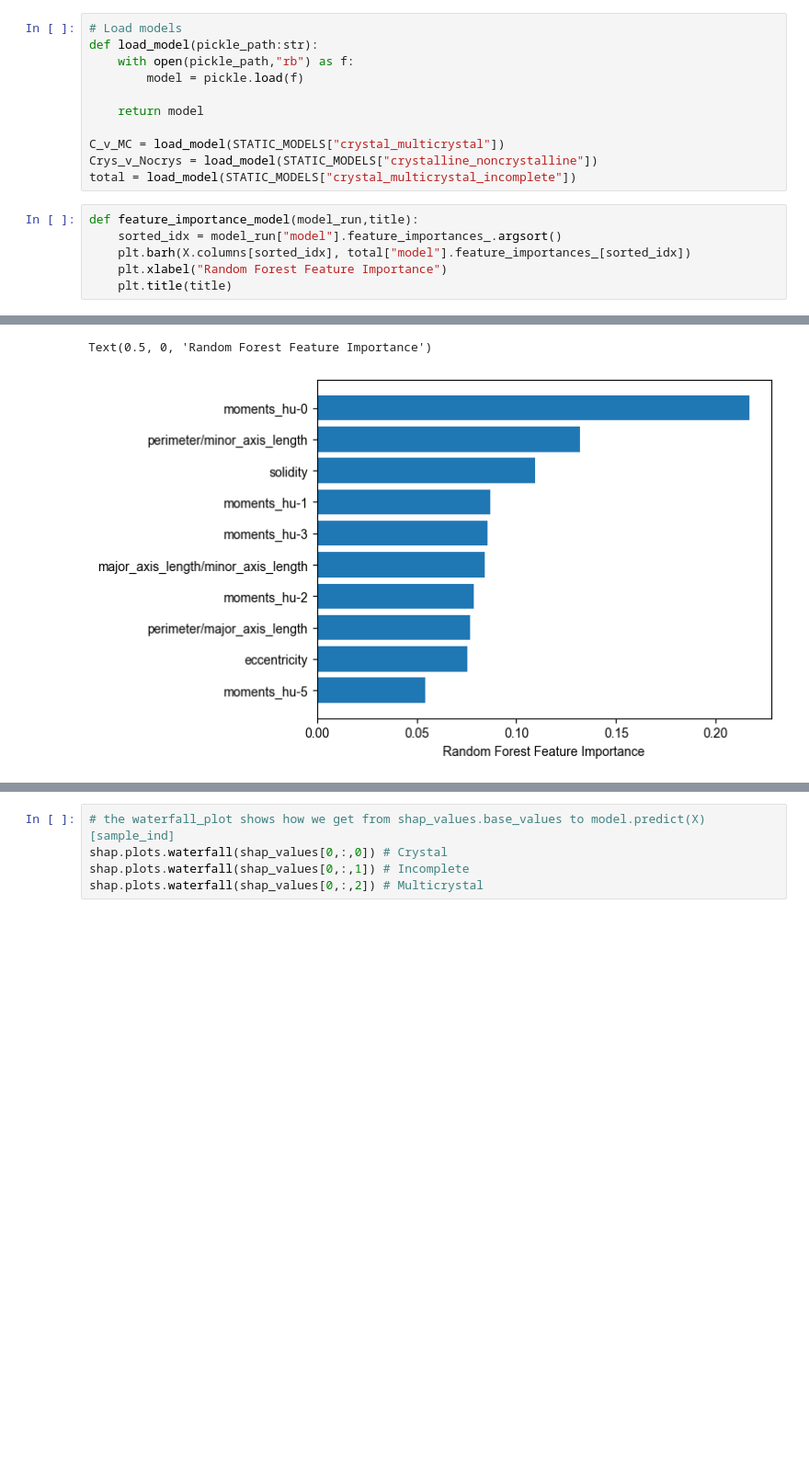
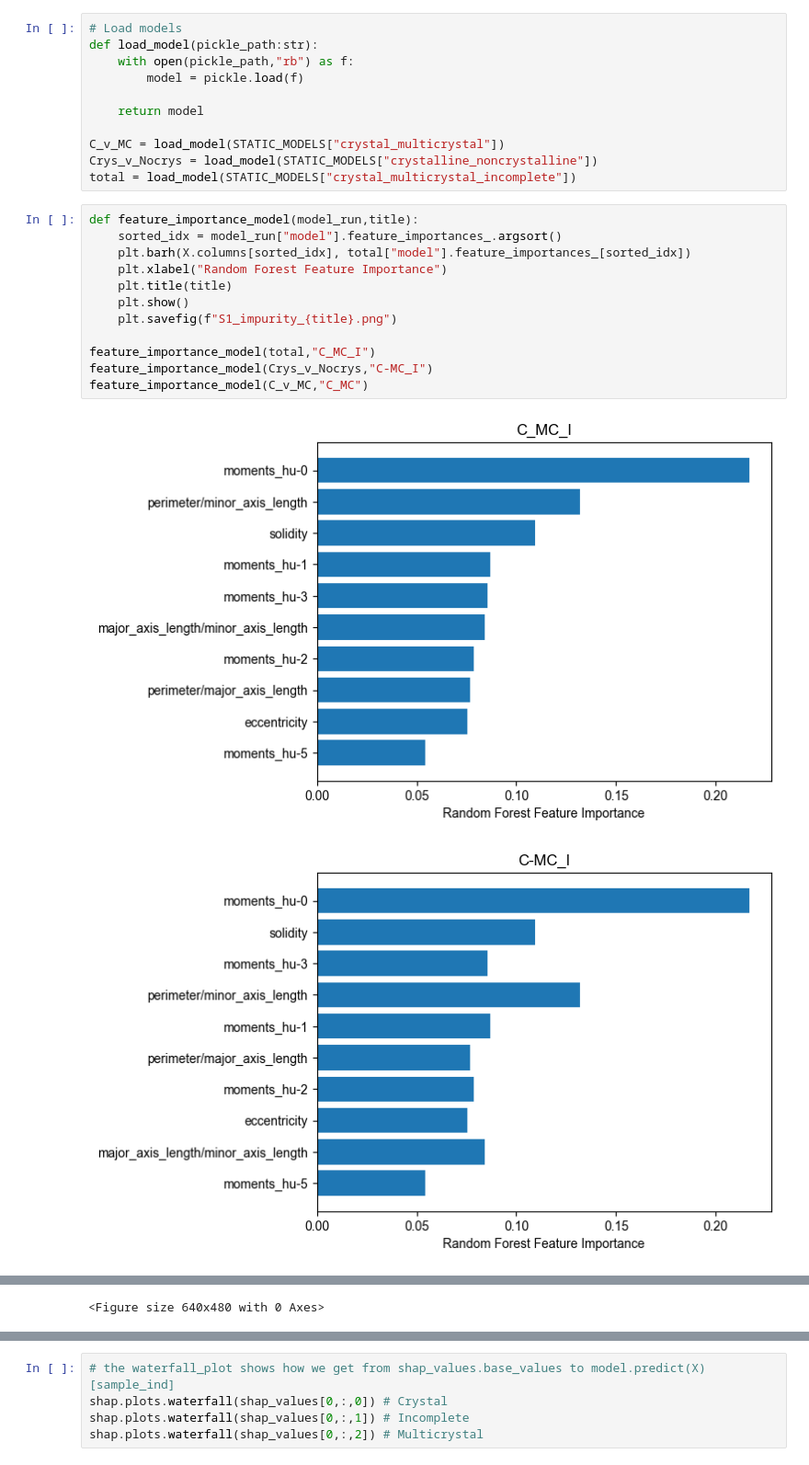
Before and after one commit to jepietryga/colloidalcrystal_ml, a Jupyter notebook: ManuscriptFigures/S1_FeatureEngineering_FeatureImportance/shap_analysis.ipynb, the cells around one changed output, grey strips where cells are left out. Shown at 92% size. Saved outputs shown, nothing was run; the diff lists cells and outputs as text; blank space fills up the shorter version.

```diff
--- a/ManuscriptFigures/S1_FeatureEngineering_FeatureImportance/shap_analysis.ipynb
+++ b/ManuscriptFigures/S1_FeatureEngineering_FeatureImportance/shap_analysis.ipynb
@@ -44,7 +44,15 @@ total = load_model(STATIC_MODELS["crystal_multicrystal_incomplete"])
 # %%
 def feature_importance_model(model_run,title):
     sorted_idx = model_run["model"].feature_importances_.argsort()
     plt.barh(X.columns[sorted_idx], total["model"].feature_importances_[sorted_idx])
     plt.xlabel("Random Forest Feature Importance")
     plt.title(title)
+    plt.show()
+    plt.savefig(f"S1_impurity_{title}.png")
+
+feature_importance_model(total,"C_MC_I")
+feature_importance_model(Crys_v_Nocrys,"C-MC_I")
+feature_importance_model(C_v_MC,"C_MC")
 # %% [output]
+[figure, new version]
+[figure, added]
@@ -51,2 +60 @@ def feature_importance_model(model_run,title):
-Text(0.5, 0, 'Random Forest Feature Importance')
+<Figure size 640x480 with 0 Axes>
-[figure, old version]
```
Also changed, not shown: parts of 9 cells of this notebook, 1 other file.
